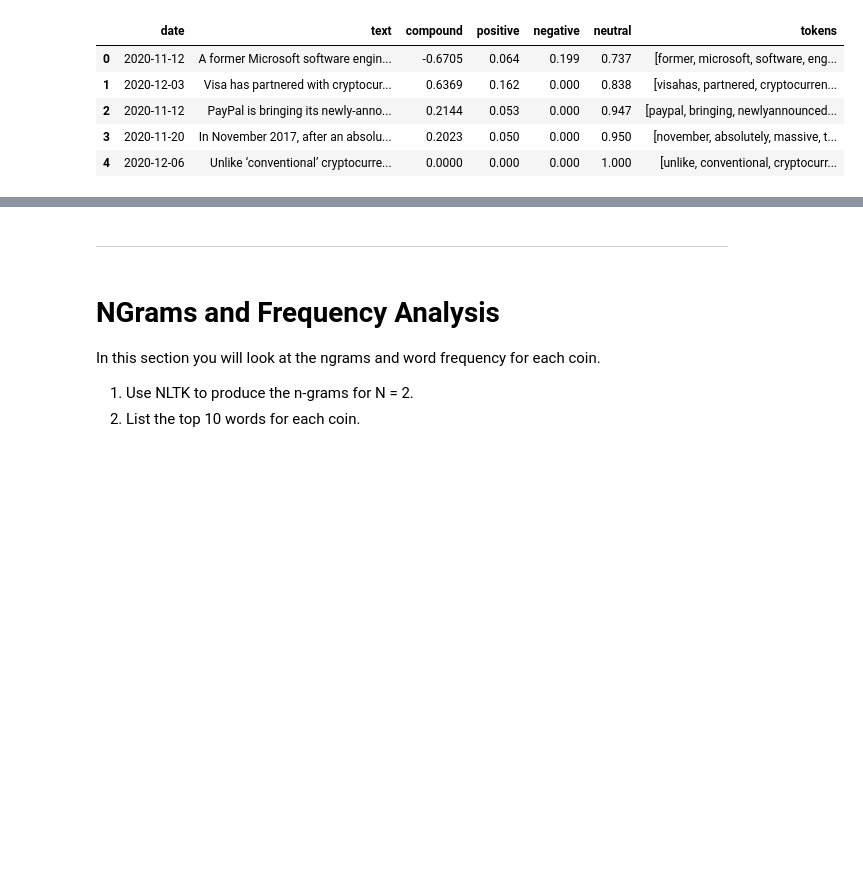
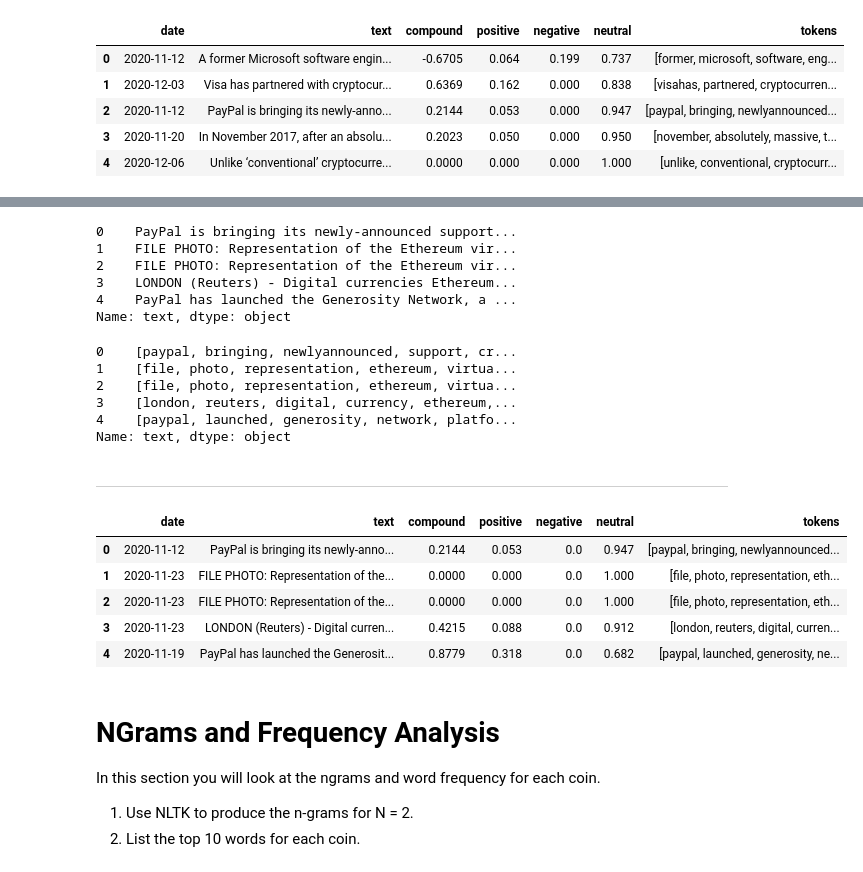
Before and after one commit to CacheKatch/crypto_sentiment_nlp, a Jupyter notebook: Starter_Code/crypto_sentiment.ipynb, the cells around one changed output, grey strips where cells are left out. Cells and saved outputs as stored; diff of their text form; code cells hidden in the pictures; blank space fills up the shorter version.

```diff
--- a/Starter_Code/crypto_sentiment.ipynb
+++ b/Starter_Code/crypto_sentiment.ipynb
@@ -429,5 +435,35 @@ bitcoin_df.head()
+# %%
+column_single_ethe = ethe_df['text']
+column_single_ethe.head()
+# %% [output]
+0    PayPal is bringing its newly-announced support...
+1    FILE PHOTO: Representation of the Ethereum vir...
+2    FILE PHOTO: Representation of the Ethereum vir...
+3    LONDON (Reuters) - Digital currencies Ethereum...
+4    PayPal has launched the Generosity Network, a ...
+Name: text, dtype: object
+# %%
+tokenized_ethe_text = column_single_ethe.apply(tokenizer)
+tokenized_ethe_text.head()
+# %% [output]
+0    [paypal, bringing, newlyannounced, support, cr...
+1    [file, photo, representation, ethereum, virtua...
+2    [file, photo, representation, ethereum, virtua...
+3    [london, reuters, digital, currency, ethereum,...
+4    [paypal, launched, generosity, network, platfo...
+Name: text, dtype: object
 # %% [markdown]
 ---
+# %%
+ethe_df['tokens'] = tokenized_ethe_text
+ethe_df.head()
+# %% [output]
+|  | date | text | compound | positive | negative | neutral | tokens |
+| 0 | 2020-11-12 | PayPal is bringing its newly-anno... | 0.2144 | 0.053 | 0.0 | 0.947 | [paypal, bringing, newlyannounced... |
+| 1 | 2020-11-23 | FILE PHOTO: Representation of the... | 0.0000 | 0.000 | 0.0 | 1.000 | [file, photo, representation, eth... |
+| 2 | 2020-11-23 | FILE PHOTO: Representation of the... | 0.0000 | 0.000 | 0.0 | 1.000 | [file, photo, representation, eth... |
+| 3 | 2020-11-23 | LONDON (Reuters) - Digital curren... | 0.4215 | 0.088 | 0.0 | 0.912 | [london, reuters, digital, curren... |
+| 4 | 2020-11-19 | PayPal has launched the Generosit... | 0.8779 | 0.318 | 0.0 | 0.682 | [paypal, launched, generosity, ne... |
 # %% [markdown]
 # NGrams and Frequency Analysis
 
```
Also changed, not shown: parts of 27 cells of this notebook.
